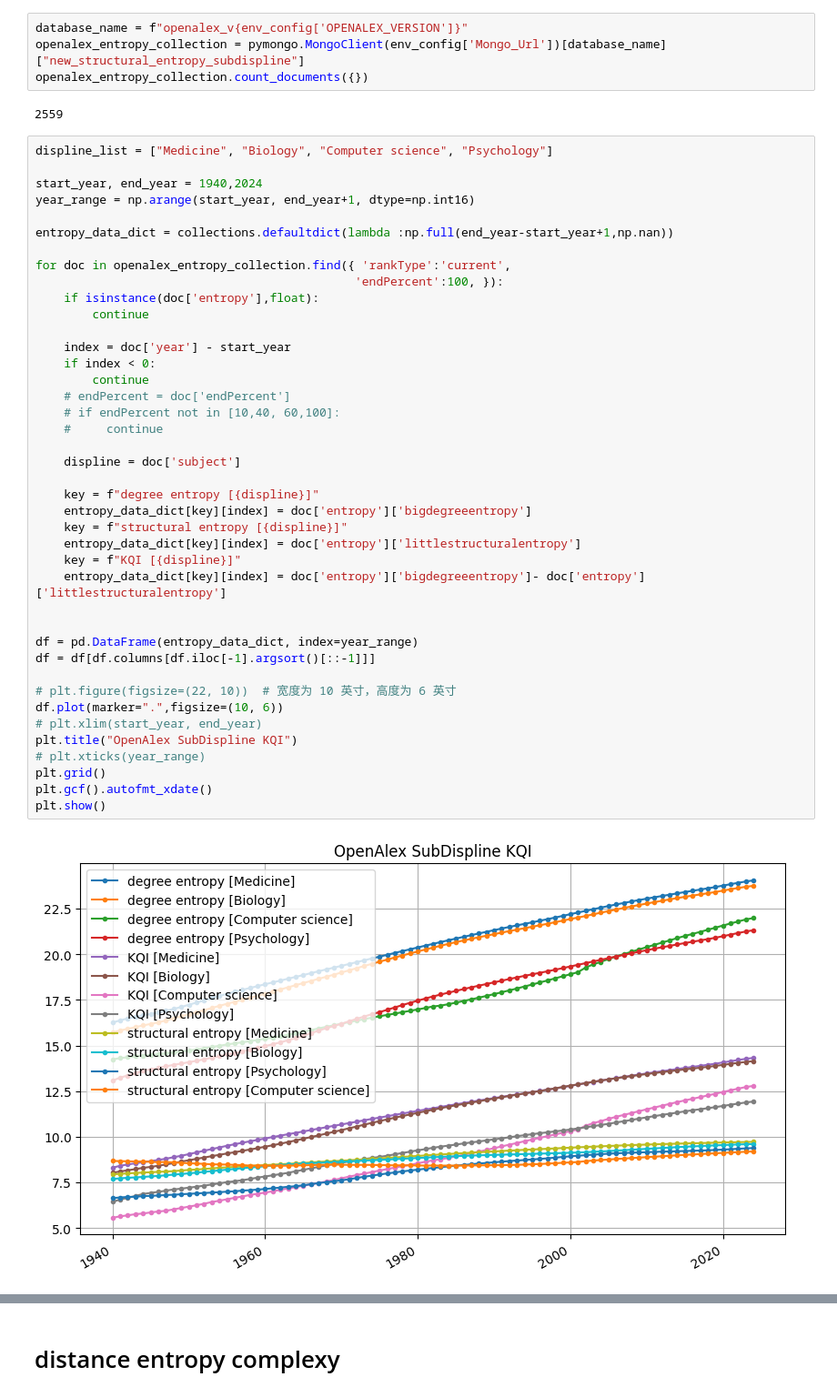
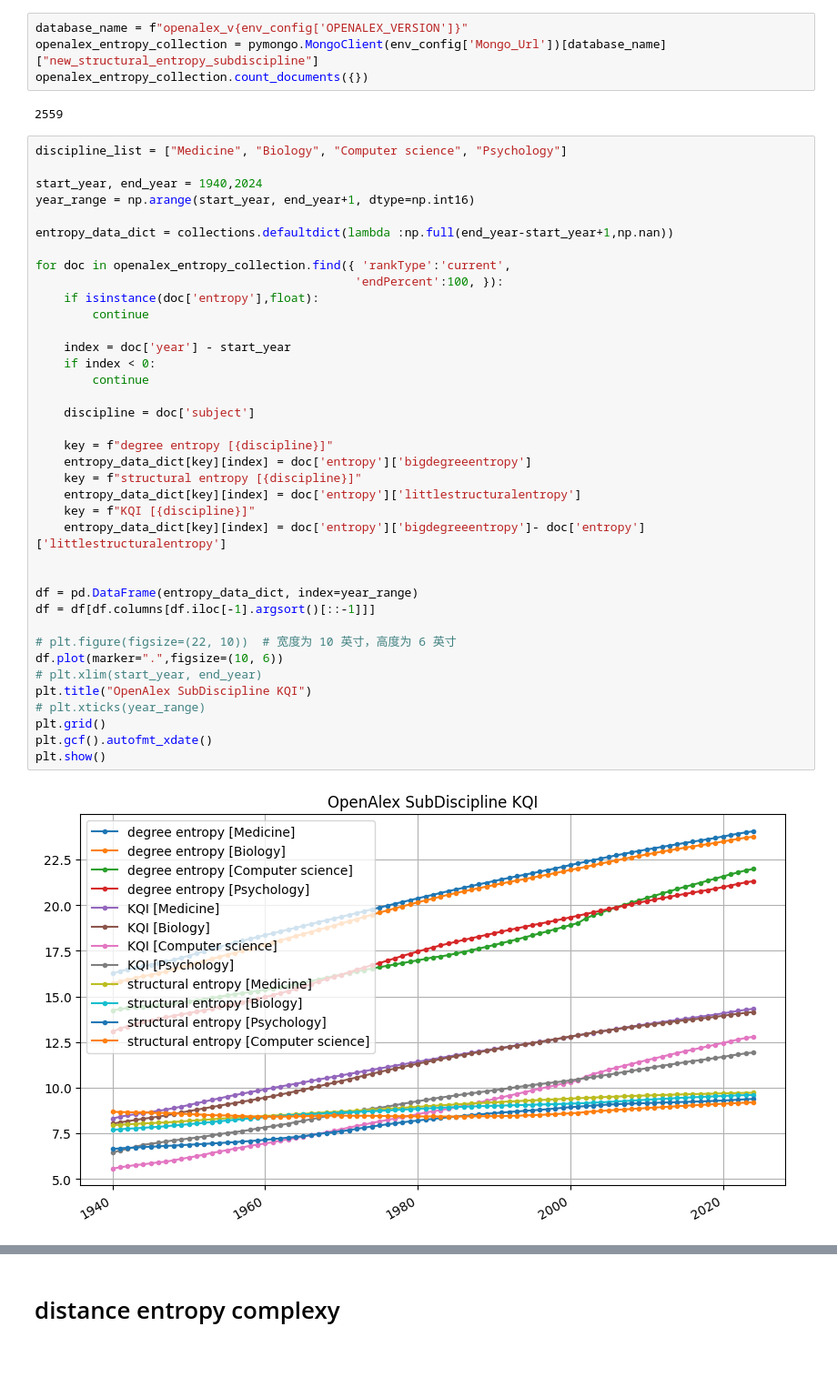
Before and after one commit to knogen/graph-computing-go, a Jupyter notebook: lab/new_structural_entropy.ipynb, the cells around one changed output, grey strips where cells are left out. Shown at 91% size. Drawn from its saved outputs; the diff is of its cells as text; blank space fills up the shorter version.

```diff
--- a/lab/new_structural_entropy.ipynb
+++ b/lab/new_structural_entropy.ipynb
@@ -175,52 +175,49 @@ draw_xlsx_sheet(XLSX_WRITER,
 # %%
 database_name = f"openalex_v{env_config['OPENALEX_VERSION']}"
-openalex_entropy_collection = pymongo.MongoClient(env_config['Mongo_Url'])[database_name]["new_structural_entropy_subdispline"]
+openalex_entropy_collection = pymongo.MongoClient(env_config['Mongo_Url'])[database_name]["new_structural_entropy_subdiscipline"]
 openalex_entropy_collection.count_documents({})
 # %% [output]
 2559
 # %%
-displine_list = ["Medicine", "Biology", "Computer science", "Psychology"]
+discipline_list = ["Medicine", "Biology", "Computer science", "Psychology"]
 
 start_year, end_year = 1940,2024
 year_range = np.arange(start_year, end_year+1, dtype=np.int16)
 
 entropy_data_dict = collections.defaultdict(lambda :np.full(end_year-start_year+1,np.nan))
 
 for doc in openalex_entropy_collection.find({ 'rankType':'current',
                                              'endPercent':100, }):
     if isinstance(doc['entropy'],float):
         continue
 
     index = doc['year'] - start_year
     if index < 0:
         continue
-    # endPercent = doc['endPercent']
-    # if endPercent not in [10,40, 60,100]:
-    #     continue
 
-    displine = doc['subject']
+    discipline = doc['subject']
 
-    key = f"degree entropy [{displine}]"
+    key = f"degree entropy [{discipline}]"
     entropy_data_dict[key][index] = doc['entropy']['bigdegreeentropy']
-    key = f"structural entropy [{displine}]"
+    key = f"structural entropy [{discipline}]"
     entropy_data_dict[key][index] = doc['entropy']['littlestructuralentropy']
-    key = f"KQI [{displine}]"
+    key = f"KQI [{discipline}]"
     entropy_data_dict[key][index] = doc['entropy']['bigdegreeentropy']- doc['entropy']['littlestructuralentropy']
 
 
 df = pd.DataFrame(entropy_data_dict, index=year_range)
 df = df[df.columns[df.iloc[-1].argsort()[::-1]]]
 
 # plt.figure(figsize=(22, 10))  # 宽度为 10 英寸，高度为 6 英寸
 df.plot(marker=".",figsize=(10, 6))
 # plt.xlim(start_year, end_year)
-plt.title("OpenAlex SubDispline KQI")
+plt.title("OpenAlex SubDiscipline KQI")
 # plt.xticks(year_range)
 plt.grid()
 plt.gcf().autofmt_xdate()
 plt.show()
 # %% [output]
-[figure, old version]
+[figure, new version]
 # %%
 draw_xlsx_sheet(XLSX_WRITER,
                 df,
```
Also changed, not shown: parts of 32 cells of this notebook, 6 other files.
